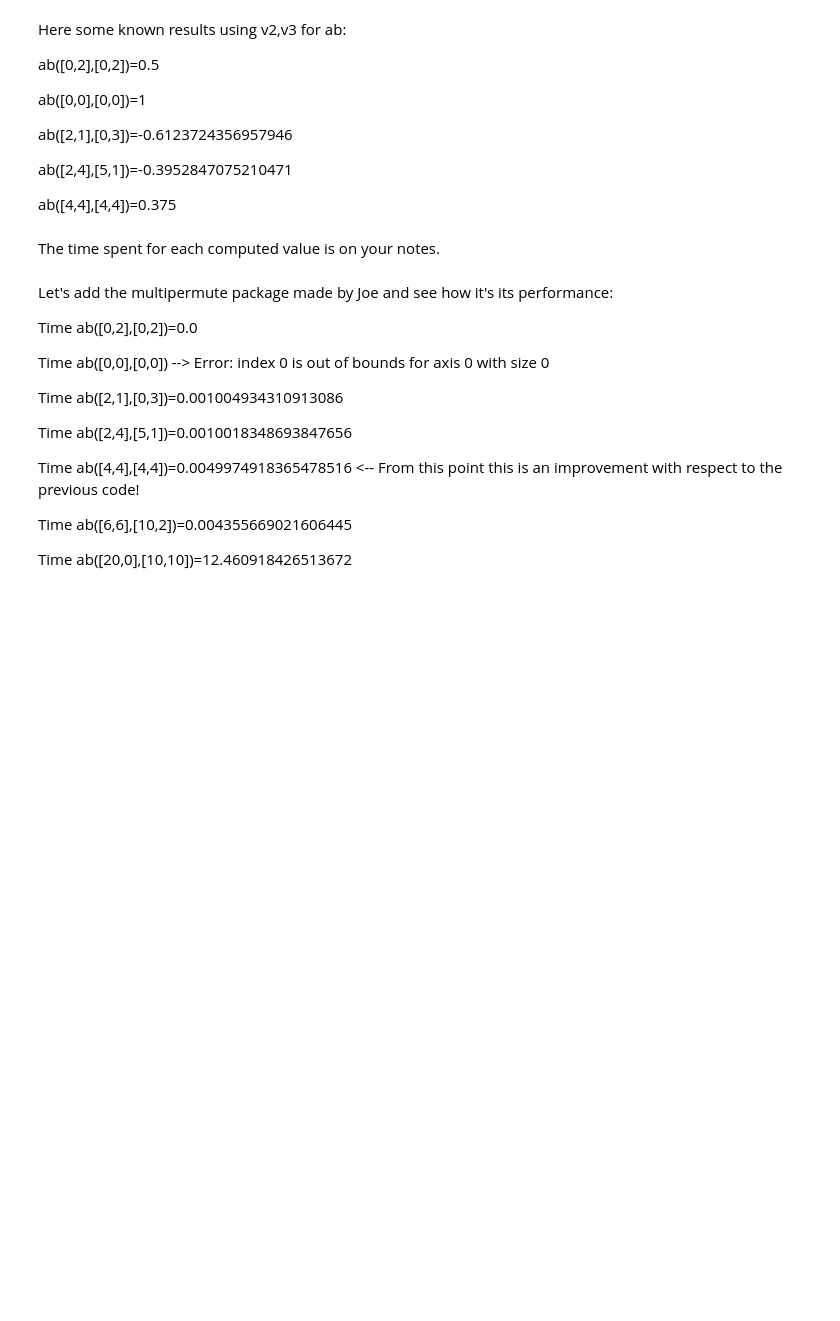
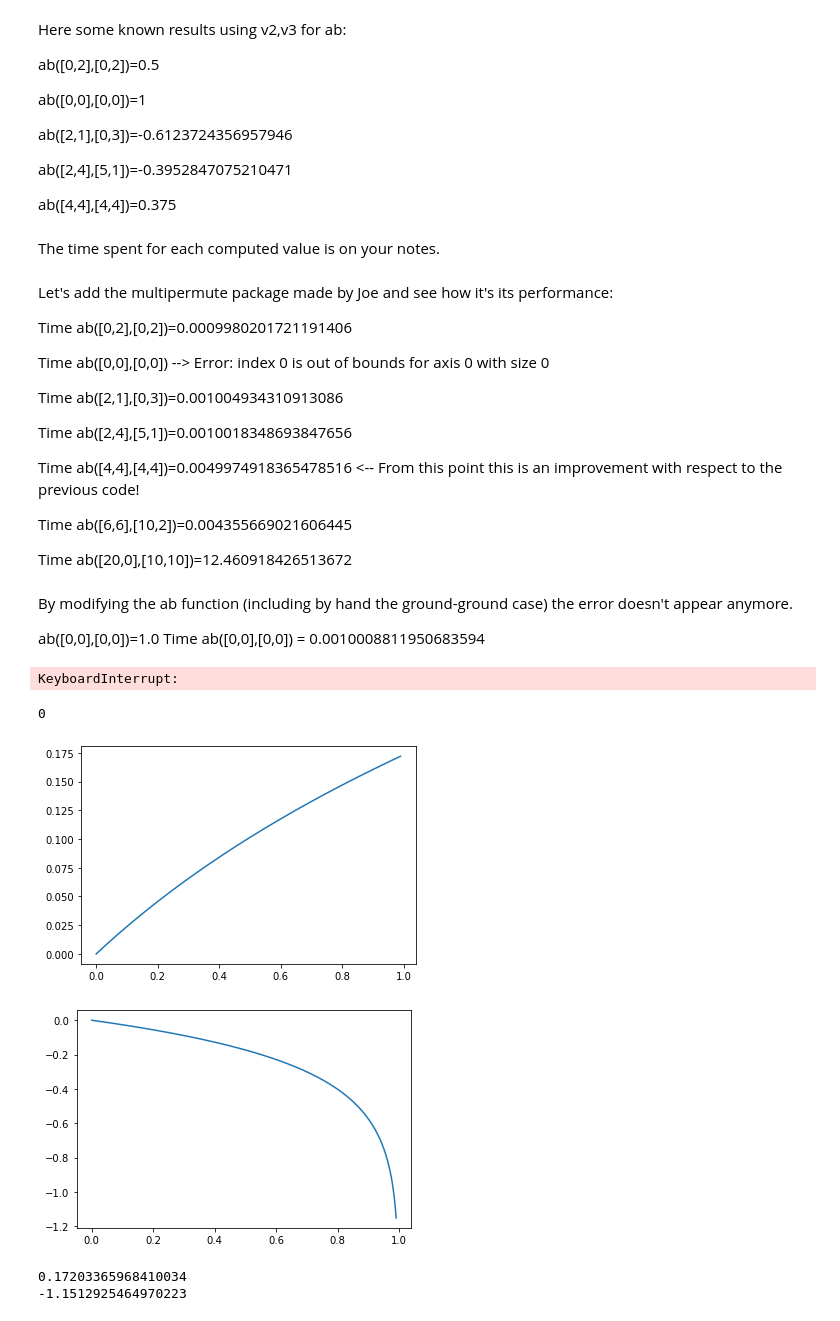
Before and after one commit to jcschindler01/bogo, a Jupyter notebook: src/Test.ipynb, the cells around one changed output. Cells and saved outputs as stored; diff of their text form; code cells hidden in the pictures; blank space fills up the shorter version.

```diff
--- a/src/Test.ipynb
+++ b/src/Test.ipynb
@@ -61,7 +64,7 @@ The time spent for each computed value is on your notes.
 # %% [markdown]
 Let's add the multipermute package made by Joe and see how it's its performance:
 
-Time ab([0,2],[0,2])=0.0
+Time ab([0,2],[0,2])=0.0009980201721191406
 
 Time ab([0,0],[0,0]) --> Error: index 0 is out of bounds for axis 0 with size 0
 
@@ -74,3 +77,49 @@ Time ab([4,4],[4,4])=0.0049974918365478516 <-- From this point this is an improv
 Time ab([6,6],[10,2])=0.004355669021606445
 
 Time ab([20,0],[10,10])=12.460918426513672
+# %% [markdown]
+By modifying the ab function (including by hand the ground-ground case) the error doesn't appear anymore.
+
+ab([0,0],[0,0])=1.0
+Time ab([0,0],[0,0]) = 0.0010008811950683594
+# %%
+na = np.array([0,1,11])
+nbs = bg.n_subspace(len(na),np.sum(na))
+matrix = np.array([[1,-mu,0],[-mu,1+mu,-mu],[0,-mu,1]])
+res = []
+for nb in nbs:
+#     print(nb)
+#     print(bg.ab(na,nb,matrix))
+    res.append(bg.ab(na,nb,matrix)**2)
+
+plt.plot(res,'.')
+plt.plot(res)
+plt.grid()
+plt.title('{}'.format(na))
+plt.show()
+# %% [output]
+KeyboardInterrupt:
+# %%
+res = np.array(res)
+print(len(res[res<1e-10]))
+# %% [output]
+0
+# %%
+Mu = np.linspace(0,0.99,300)
+omega_p = np.sqrt(Mu+1)
+omega_m = np.sqrt(1-Mu)
+eta_p = np.arctanh((omega_p-1)/(omega_p+1))
+eta_m = np.arctanh((omega_m-1)/(omega_m+1))
+
+plt.plot(Mu,eta_p)
+plt.show()
+plt.plot(Mu,eta_m)
+plt.show()
+
+print(np.max(eta_p))
+print(np.min(eta_m))
+# %% [output]
+[figure, added]
+[figure, added]
+0.17203365968410034
+-1.1512925464970223
```
Also changed, not shown: parts of 5 cells of this notebook, 2 other files.
